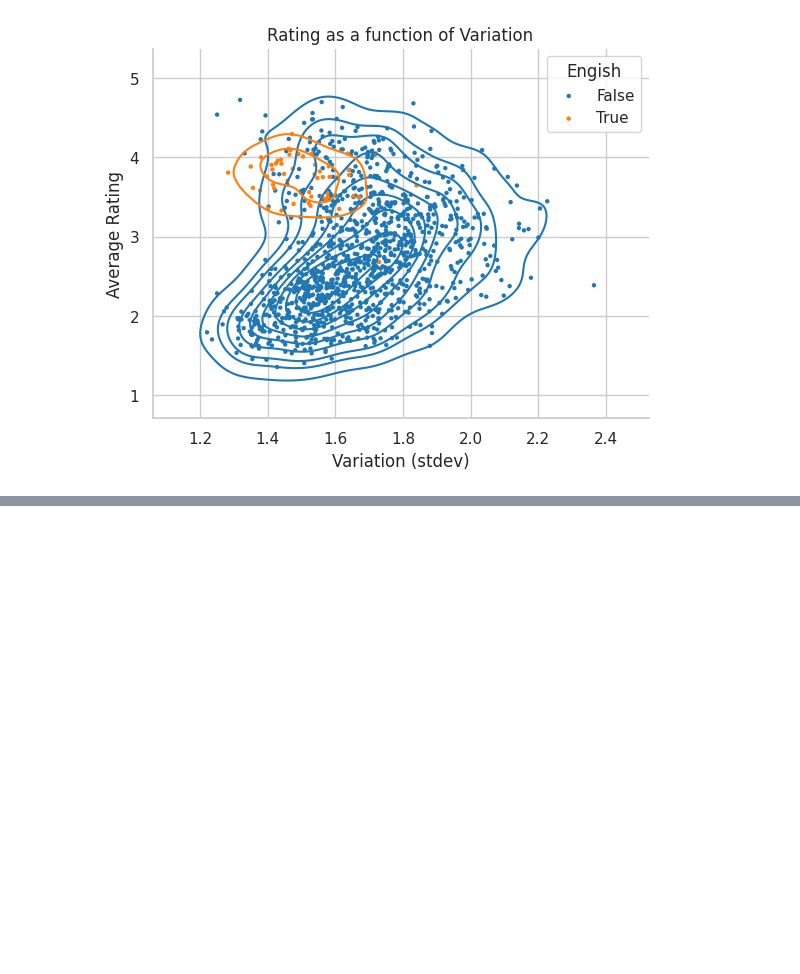
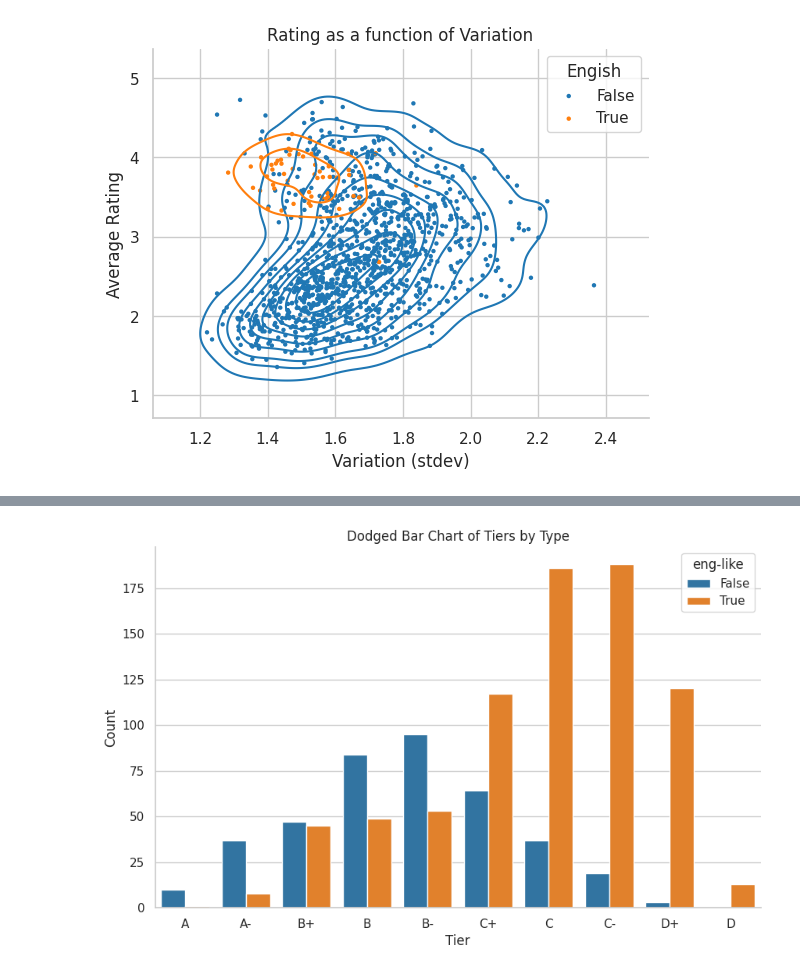
Before and after one commit to Nate-Sheibley/favorite_letters, a Jupyter notebook: favorite_letters.ipynb, the cells around one changed output, grey strips where cells are left out. Saved outputs shown, nothing was run; the diff lists cells and outputs as text; code cells hidden in the pictures; blank space fills up the shorter version.

```diff
--- a/favorite_letters.ipynb
+++ b/favorite_letters.ipynb
@@ -877,0 +939,31 @@ fig.savefig("images/avg_stdev_kde_eng")
+# %%
+# Prepare data for dodged bar chart
+df_both_labeled['tier'] = pd.Categorical(df_both_labeled['tier'], categories=tiers, ordered=True)
+
+# Plot dodged bar chart
+fig, ax = plt.subplots(figsize=(10, 6))
+sns.countplot(data=df_both_labeled, x='tier', hue='eng-like', ax=ax)
+
+# Finalize the plot
+ax.set_xlabel("Tier")
+ax.set_ylabel("Count")
+ax.set_title("Dodged Bar Chart of Tiers by Type")
+ax.grid(False, axis='x')
+sns.despine()
+fig.savefig("images/dodged_bar_chart_tiers_by_type")
+# %%
+df_both_labeled['tier'] = pd.Categorical(df_both_labeled['tier'], categories=tiers, ordered=True)
+
+# Plot dodged bar chart
+fig, ax = plt.subplots(figsize=(10, 6))
+sns.countplot(data=df_both_labeled, x='tier', hue='eng-like', ax=ax)
+
+# Finalize the plot
+ax.set_xlabel("Tier")
+ax.set_ylabel("Count")
+ax.set_title("Bimodal distribution of Tiers by Type")
+ax.grid(False, axis='x')
+sns.despine()
+fig.savefig("images/dodged_bar_chart_tiers_by_type")
+# %% [output]
+[figure, added]
```
Also changed, not shown: parts of 6 cells of this notebook, 2 other files.
